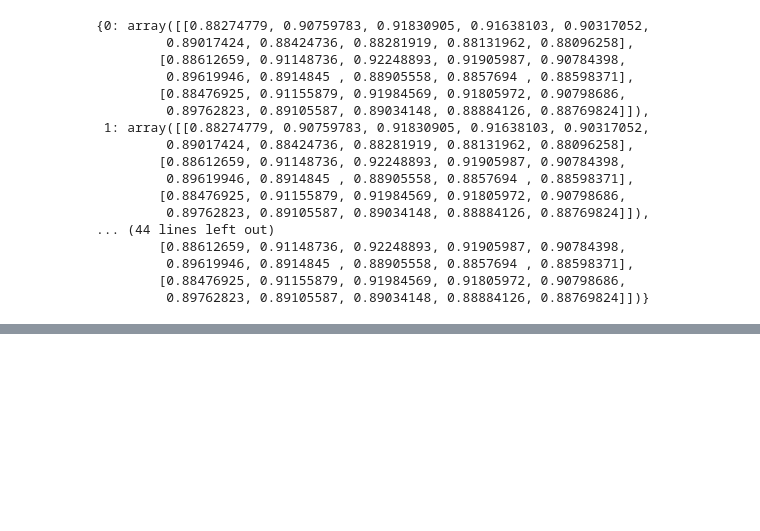
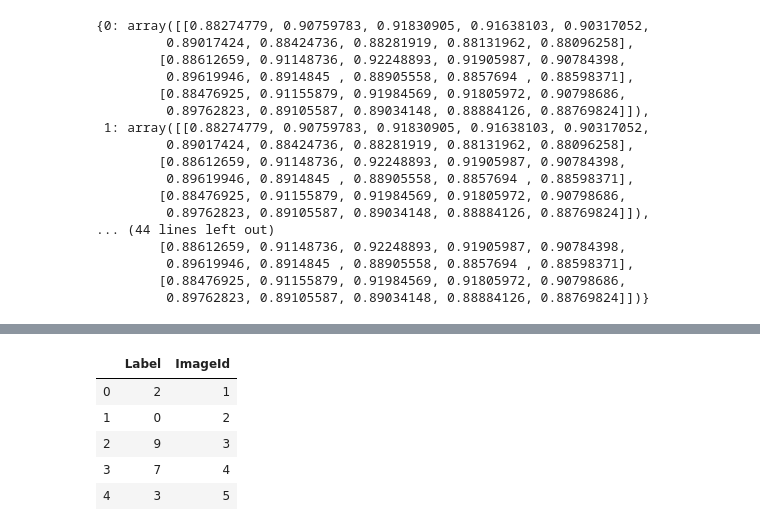
Before and after one commit to kaustubhkk47/KaggleProjects, a Jupyter notebook: DigitRecognizer/LogisticRegression.ipynb, the cells around one changed output, grey strips where cells are left out. Saved outputs shown, nothing was run; the diff lists cells and outputs as text; code cells hidden in the pictures; blank space fills up the shorter version.

```diff
--- a/DigitRecognizer/LogisticRegression.ipynb
+++ b/DigitRecognizer/LogisticRegression.ipynb
@@ -285,0 +288,13 @@ lr_model.scores_
+# %%
+lr_submission = pd.DataFrame({'Label':test['label']})
+# %%
+lr_submission['ImageId'] = np.arange(len(lr_submission)) + 1
+# %%
+lr_submission.head()
+# %% [output]
+|  | Label | ImageId |
+| 0 | 2 | 1 |
+| 1 | 0 | 2 |
+| 2 | 9 | 3 |
+| 3 | 7 | 4 |
+| 4 | 3 | 5 |
```
Also changed, not shown: parts of 17 cells of this notebook, 1 other file.
